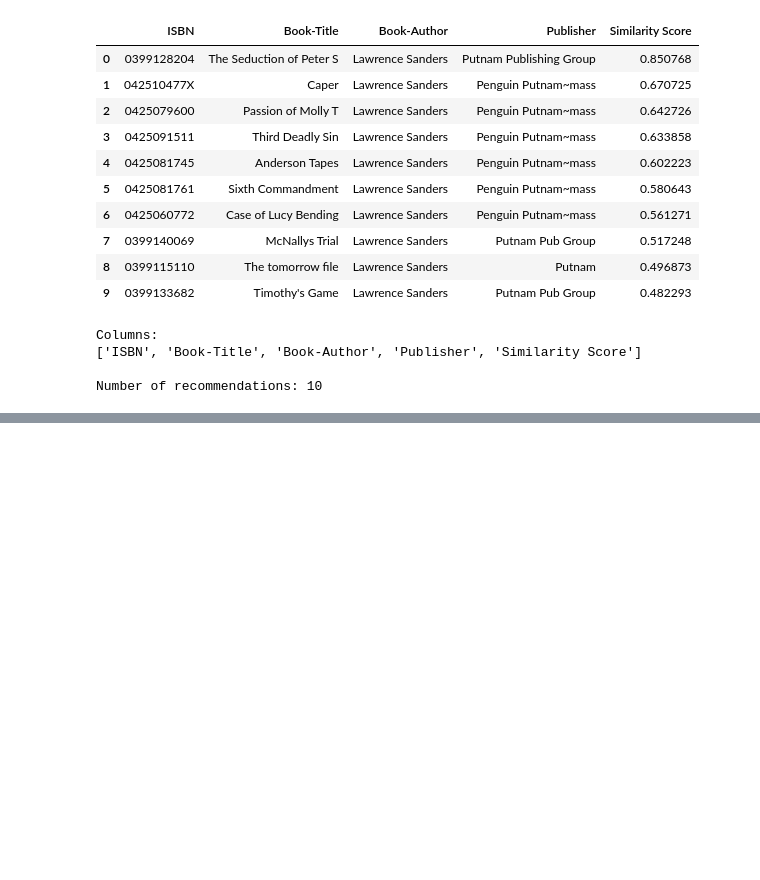
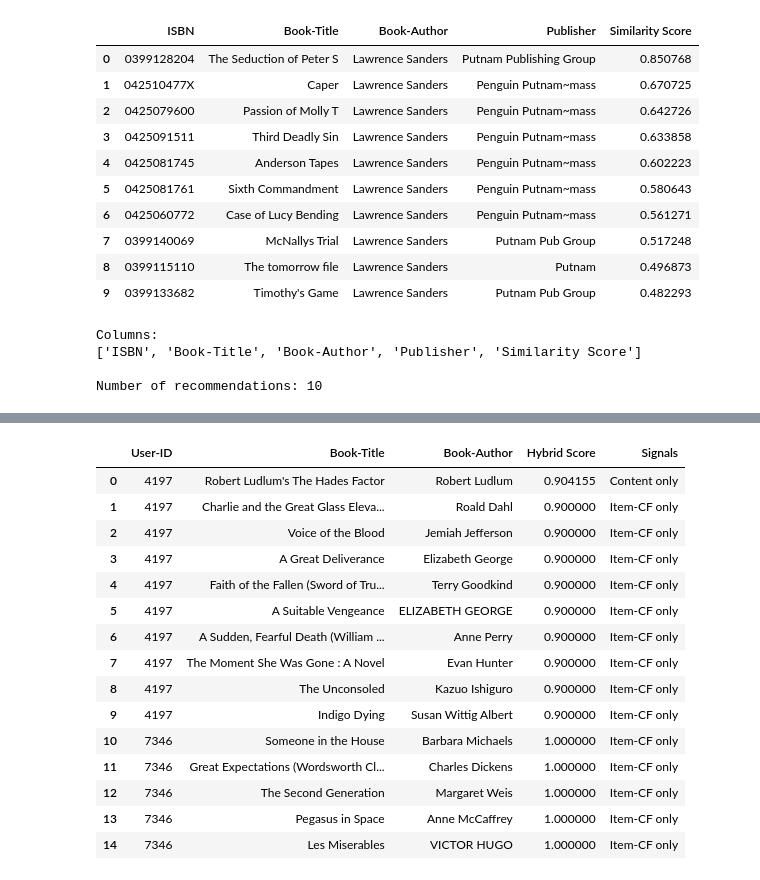
Before and after one commit to nandini10056/Book-recommendation-System, a Jupyter notebook: notebooks/Untitled-1.ipynb, the cells around one changed output, grey strips where cells are left out. Cells and saved outputs as stored; diff of their text form; code cells hidden in the pictures; blank space fills up the shorter version.

Commit message:
Add collaborative filtering and hybrid recommendations

```diff
--- a/notebooks/Untitled-1.ipynb
+++ b/notebooks/Untitled-1.ipynb
@@ -4135,0 +6242,70 @@ Number of recommendations: 10
+# %%
+# Separate candidates based on their recommendation signals
+
+item_cf_only = expanded_hybrid_df[
+    expanded_hybrid_df["Signals"] == "Item-CF only"
+].copy()
+
+content_candidates = expanded_hybrid_df[
+    expanded_hybrid_df["Signals"] != "Item-CF only"
+].copy()
+
+
+# Keep only the top 50 Item-CF-only candidates for each user
+
+top_item_cf_candidates = (
+    item_cf_only
+    .sort_values("Hybrid Score", ascending=False)
+    .groupby("User-ID")
+    .head(50)
+)
+
+
+# Combine the selected candidates
+
+balanced_hybrid_df = pd.concat(
+    [top_item_cf_candidates, content_candidates],
+    ignore_index=True
+)
+
+
+# Sort recommendations for each user
+
+balanced_hybrid_df = balanced_hybrid_df.sort_values(
+    ["User-ID", "Hybrid Score"],
+    ascending=[True, False]
+)
+
+
+# Generate the final top 10 recommendations for each user
+
+balanced_hybrid_recommendations = (
+    balanced_hybrid_df
+    .groupby("User-ID")
+    .head(10)
+    .reset_index(drop=True)
+)
+
+
+print("BALANCED HYBRID RESULTS")
+print("---------------------------------------------")
+print("Total candidates:", len(balanced_hybrid_df))
+print("Users:", balanced_hybrid_df["User-ID"].nunique())
+
+print("\nSignal distribution:")
+print(balanced_hybrid_df["Signals"].value_counts())
+
+print("\nFinal recommendations per user:")
+print(
+    balanced_hybrid_recommendations
+    .groupby("User-ID")
+    .size()
+    .describe()
+)
+
+print("\nSample final recommendations:")
+
+balanced_hybrid_recommendations[
+    ["User-ID", "Book-Title", "Book-Author", "Hybrid Score", "Signals"]
+].head(15)
+# %% [output]
@@ -4135,0 +6329,16 @@ Number of recommendations: 10
+|  | User-ID | Book-Title | Book-Author | Hybrid Score | Signals |
+| 0 | 4197 | Robert Ludlum's The Hades Factor | Robert Ludlum | 0.904155 | Content only |
+| 1 | 4197 | Charlie and the Great Glass Eleva... | Roald Dahl | 0.900000 | Item-CF only |
+| 2 | 4197 | Voice of the Blood | Jemiah Jefferson | 0.900000 | Item-CF only |
+| 3 | 4197 | A Great Deliverance | Elizabeth George | 0.900000 | Item-CF only |
+| 4 | 4197 | Faith of the Fallen (Sword of Tru... | Terry Goodkind | 0.900000 | Item-CF only |
+| 5 | 4197 | A Suitable Vengeance | ELIZABETH GEORGE | 0.900000 | Item-CF only |
+| 6 | 4197 | A Sudden, Fearful Death (William ... | Anne Perry | 0.900000 | Item-CF only |
+| 7 | 4197 | The Moment She Was Gone : A Novel | Evan Hunter | 0.900000 | Item-CF only |
+| 8 | 4197 | The Unconsoled | Kazuo Ishiguro | 0.900000 | Item-CF only |
+| 9 | 4197 | Indigo Dying | Susan Wittig Albert | 0.900000 | Item-CF only |
+| 10 | 7346 | Someone in the House | Barbara Michaels | 1.000000 | Item-CF only |
+| 11 | 7346 | Great Expectations (Wordsworth Cl... | Charles Dickens | 1.000000 | Item-CF only |
+| 12 | 7346 | The Second Generation | Margaret Weis | 1.000000 | Item-CF only |
+| 13 | 7346 | Pegasus in Space | Anne McCaffrey | 1.000000 | Item-CF only |
+| 14 | 7346 | Les Miserables | VICTOR HUGO | 1.000000 | Item-CF only |
```
Also changed, not shown: parts of 38 cells of this notebook, 2 other files.
